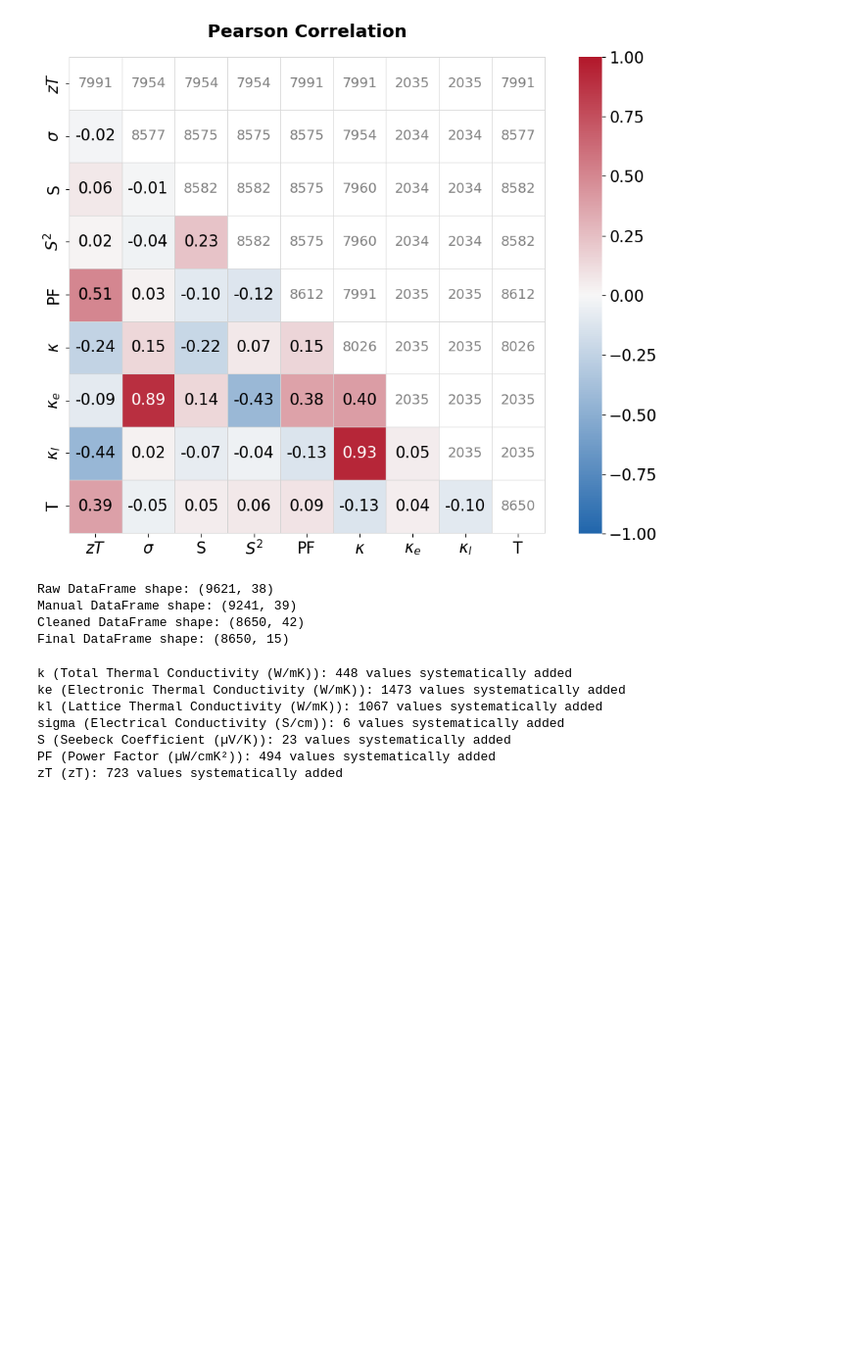
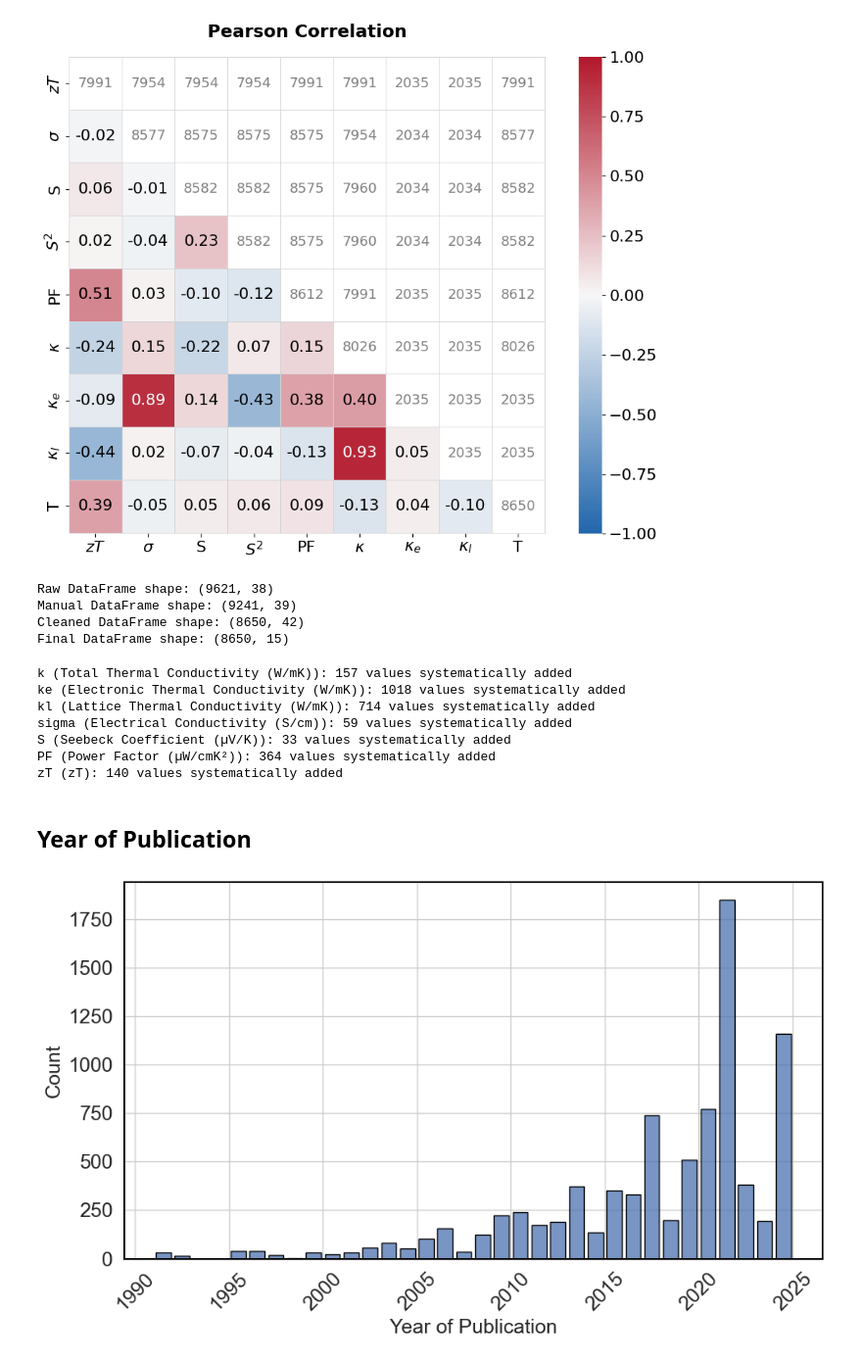
Before and after one commit to tankylz/sysTEm_dataset, a Jupyter notebook: walkthrough.ipynb, the cells around one changed output. Shown at 98% size. Cells and saved outputs as stored; diff of their text form; code cells hidden in the pictures; blank space fills up the shorter version.

```diff
--- a/walkthrough.ipynb
+++ b/walkthrough.ipynb
@@ -1345,8 +1362,8 @@ for prop_name, prop_info in properties.items():
     col = prop_info['column_name']
 
     count = 0
-    for idx in df_final.index:
-        val_final = df_final.at[idx, col] if col in df_final.columns else None
+    for idx in df_cleaned.index:
+        val_final = df_cleaned.at[idx, col] if col in df_cleaned.columns else None
         val_raw = df_raw.at[idx, col] if col in df_raw.columns else None
 
         if pd.isna(val_raw) and not pd.isna(val_final):
@@ -1358,10 +1375,56 @@ for prop_name, prop_info in properties.items():
 for k, v in systematically_added_counts.items():
     print(f"{k} ({properties[k]['column_name']}): {v} values systematically added")
 # %% [output]
-k (Total Thermal Conductivity (W/mK)): 448 values systematically added
-ke (Electronic Thermal Conductivity (W/mK)): 1473 values systematically added
-kl (Lattice Thermal Conductivity (W/mK)): 1067 values systematically added
-sigma (Electrical Conductivity (S/cm)): 6 values systematically added
-S (Seebeck Coefficient (µV/K)): 23 values systematically added
-PF (Power Factor (µW/cmK²)): 494 values systematically added
-zT (zT): 723 values systematically added
+k (Total Thermal Conductivity (W/mK)): 157 values systematically added
+ke (Electronic Thermal Conductivity (W/mK)): 1018 values systematically added
+kl (Lattice Thermal Conductivity (W/mK)): 714 values systematically added
+sigma (Electrical Conductivity (S/cm)): 59 values systematically added
+S (Seebeck Coefficient (µV/K)): 33 values systematically added
+PF (Power Factor (µW/cmK²)): 364 values systematically added
+zT (zT): 140 values systematically added
+# %% [markdown]
+## Year of Publication
+# %%
+import pandas as pd
+import seaborn as sns
+import matplotlib.pyplot as plt
+from matplotlib.ticker import MultipleLocator
+
+df_final = pd.read_excel("sysTEm_dataset.xlsx")
+
+year_col = "Year"
+
+# make sure it's numeric years (handles strings/datetimes)
+years = pd.to_numeric(df_final[year_col], errors="coerce").dropna().astype(int)
+
+# seaborn "deep" palette; pick a deep blue
+sns.set_theme(style="whitegrid", palette="deep")
+deep_blue = sns.color_palette("deep")[0]  # first color is deep blue
+
+plt.figure(figsize=(10, 6))
+sns.histplot(
+    years,
+    bins=range(years.min(), years.max() + 2),  # 1-year bins
+    color=deep_blue,
+    edgecolor="black",
+    shrink=0.8  # small gap between bars
+)
+plt.xlabel("Year of Publication", fontsize=18)
+plt.ylabel("Count", fontsize=18)
+plt.tick_params(axis='both', which='major', labelsize=18)
+plt.xticks(rotation=45)
+
+# Set major tick interval to 250
+ax = plt.gca()
+ax.yaxis.set_major_locator(MultipleLocator(250))
+
+# Add black box around figure
+for spine in ax.spines.values():
+    spine.set_edgecolor('black')
+    spine.set_linewidth(1.5)
+
+plt.tight_layout()
+plt.savefig('figures/publication_year.pdf')
+plt.show()
+# %% [output]
+[figure, added]
```
Also changed, not shown: parts of 8 cells of this notebook, 16 other files.
